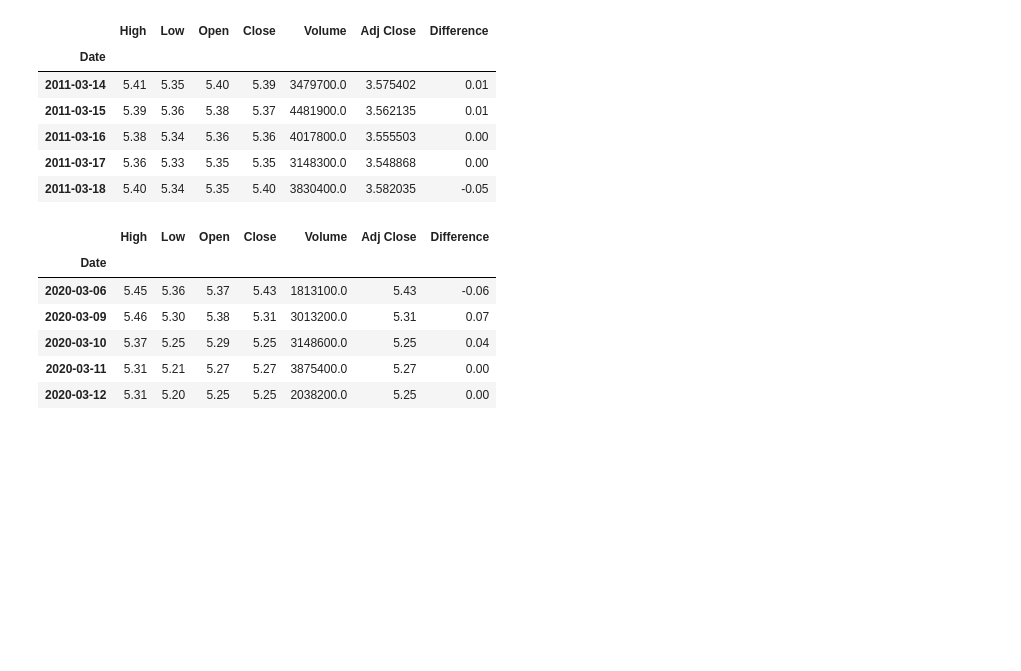
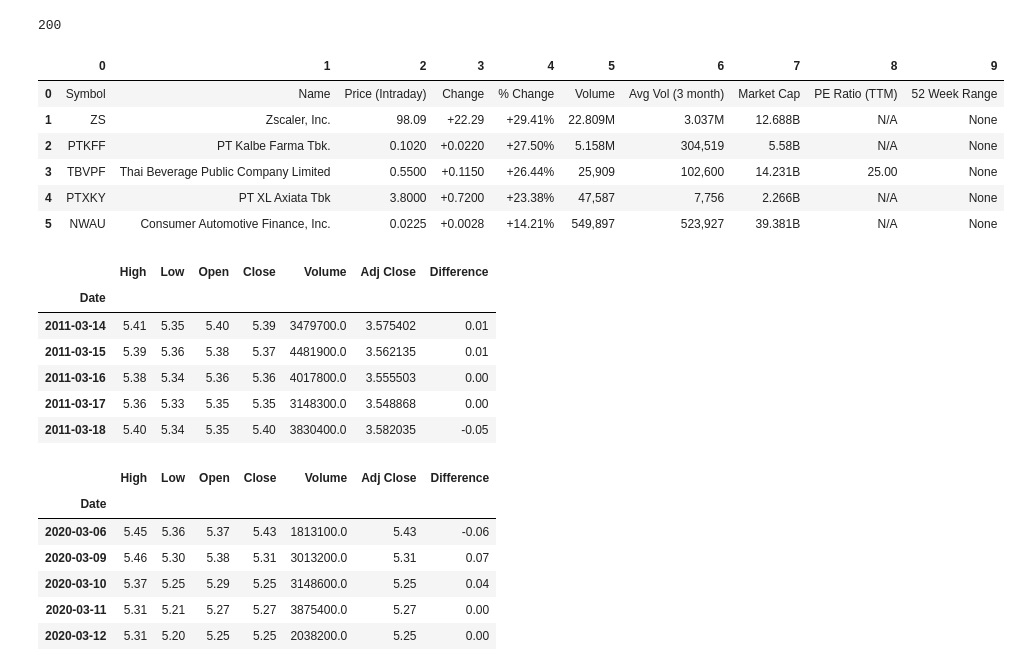
Before and after one commit to KiraDragon/COS20083-Assignment2, a Jupyter notebook: Assignment2_COS20083/maxisStockpredict.ipynb, the cells around one changed output. Saved outputs shown, nothing was run; the diff lists cells and outputs as text; code cells hidden in the pictures; blank space fills up the shorter version.

```diff
--- a/Assignment2_COS20083/maxisStockpredict.ipynb
+++ b/Assignment2_COS20083/maxisStockpredict.ipynb
@@ -10,3 +40,40 @@ from sklearn import metrics
+# %%
+response = requests.get("https://finance.yahoo.com/gainers", timeout=240)
+response.status_code
+# %% [output]
+200
+# %%
+def get_table_simple(table,is_table_tag=True):
+    elems = table.find_all('tr') if is_table_tag else get_children(table)
+    table_data = list()
+    for row in elems:
+        row_data = list()
+        row_elems = get_children(row)
+        for elem in row_elems:
+            text = elem.text.strip().replace("\n","")
+            text = remove_multiple_spaces(text)
+            if len(text)==0:
+                continue
+            row_data.append(text)
+        table_data.append(row_data)
+    return table_data
+# %%
+html = BeautifulSoup(response.content, "html.parser")
+# %%
+init_list = get_table_simple(html)
+top5list = []
+for x in range(6):
+    top5list.append(init_list[x])
+dftop5gainers = pd.DataFrame.from_records(top5list)
+dftop5gainers
+# %% [output]
+|  | 0 | 1 | 2 | 3 | 4 | 5 | 6 | 7 | 8 | 9 |
+| 0 | Symbol | Name | Price (Intraday) | Change | % Change | Volume | Avg Vol (3 month) | Market Cap | PE Ratio (TTM) | 52 Week Range |
+| 1 | ZS | Zscaler, Inc. | 98.09 | +22.29 | +29.41% | 22.809M | 3.037M | 12.688B | N/A | None |
+| 2 | PTKFF | PT Kalbe Farma Tbk. | 0.1020 | +0.0220 | +27.50% | 5.158M | 304,519 | 5.58B | N/A | None |
+| 3 | TBVPF | Thai Beverage Public Company Limited | 0.5500 | +0.1150 | +26.44% | 25,909 | 102,600 | 14.231B | 25.00 | None |
+| 4 | PTXKY | PT XL Axiata Tbk | 3.8000 | +0.7200 | +23.38% | 47,587 | 7,756 | 2.266B | N/A | None |
+| 5 | NWAU | Consumer Automotive Finance, Inc. | 0.0225 | +0.0028 | +14.21% | 549,897 | 523,927 | 39.381B | N/A | None |
 # %%
 df6012 = web.DataReader('6012.KL', data_source='yahoo', start='2011-03-12',end='2020-03-12')
 # %%
```
Also changed, not shown: parts of 2 cells of this notebook, 3 other files.
